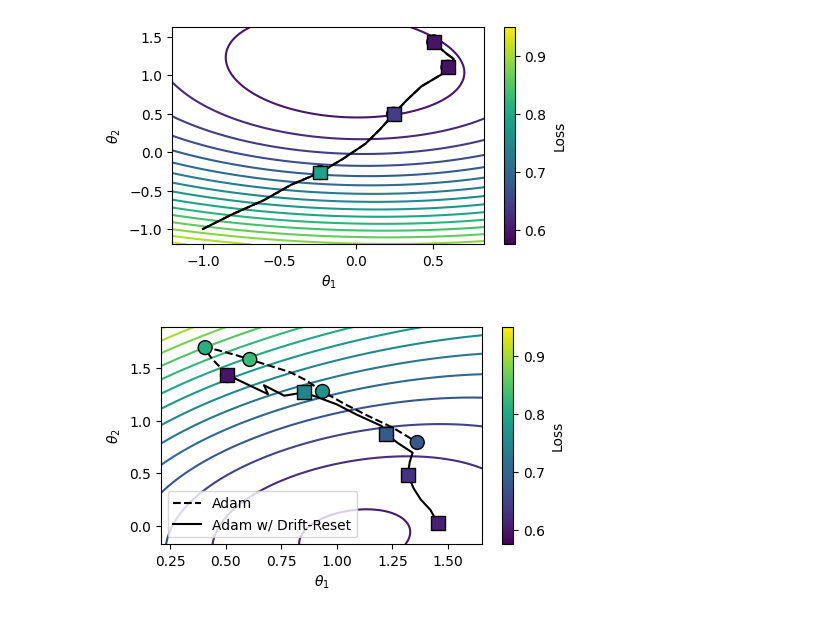
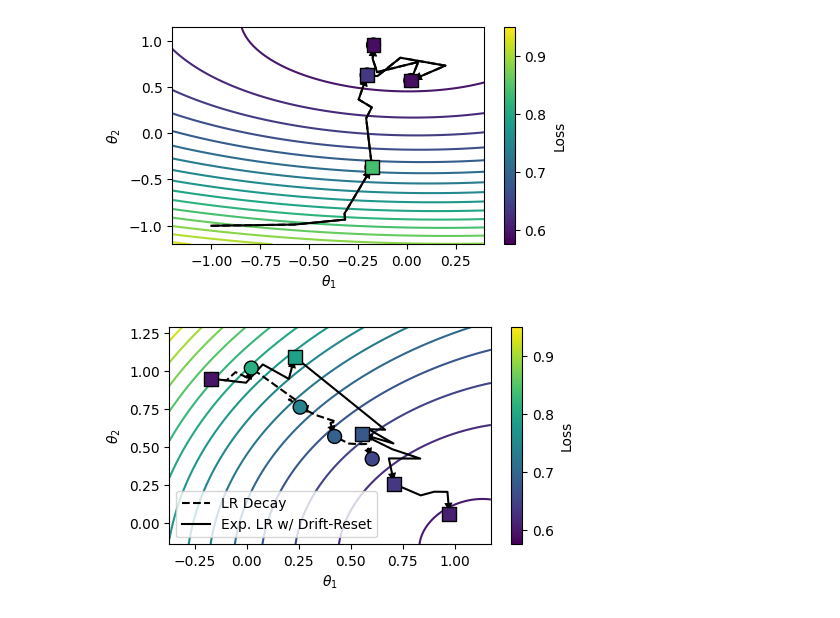
Before and after one commit to lucasczz/OLRONN, a Jupyter notebook: notebooks/sgd_trajectory.ipynb, the cells around one changed output. Saved outputs shown, nothing was run; the diff lists cells and outputs as text; code cells hidden in the pictures.

```diff
--- a/notebooks/sgd_trajectory.ipynb
+++ b/notebooks/sgd_trajectory.ipynb
@@ -147,57 +143,76 @@ plt.savefig('../pub/figures/sgd_trajectory_batch_sizes_0.5_lr.pdf')
 n_train_samples = 128
 concepts = [
     {"n_samples": 64, "column": 0, "seed": 0, "cmap": "viridis"},
-    {"n_samples": 64, "column": 1, "seed": 1, "cmap": "viridis", 'origin_marker': "s", 'origin_color': "#481467"},
+    {
+        "n_samples": 64,
+        "column": 1,
+        "seed": 1,
+        "cmap": "viridis",
+        "origin_color": "#481467",
+    },
 ]
 trajectories = [
     {
         "batch_size": 4,
         "reset_at": None,
-        "optimizer": "Adam",
-        # "gamma": 0.95,
+        "optimizer": "SGD",
+        "gamma": 0.95,
         "color": "black",
         "linestyle": "dashed",
         "marker": "o",
+        "arrow_size": 15,
+        "lr": 0.25,
         "marker_interval": 4,
-        # "lr": 0.5,
-        "label": "Adam",
+        "label": "LR Decay",
     },
+    # {
+    #     "batch_size": 4,
+    #     "reset_at": None,
+    #     "optimizer": "SGD",
+    #     "color": "dimgray",
+    #     "linestyle": "dotted",
+    #     "marker": "o",
+    #     "lr": 0.25,
+    #     "marker_interval": 4,
+    #     "label": "Fixed LR",
+    # },
     {
         "batch_size": 4,
         "reset_at": 64,
-        "optimizer": "Adam",
-        # "gamma": 0.95,
+        "optimizer": "SGD",
+        "gamma": 0.95,
         "color": "black",
         "linestyle": "solid",
         "marker": "s",
+        "lr": 0.25,
+        "arrow_size": 15,
         "marker_interval": 4,
-        # "lr": 0.5,
-        "label": "Adam w/ Drift-Reset",
+        "label": "Exp. LR w/ Drift-Reset",
     },
 ]
 fig1, ax1 = plt.subplots(figsize=(5, 3))
 fig2, ax2 = plt.subplots(figsize=(5, 3))
 ax = np.array([ax1, ax2])
 ax, contours = get_trajectory_comparison(
     concepts,
     trajectories,
     n_train_samples,
     axs=ax,
     # gridspec={"width_ratios": [1, 1.25]},
     contour_levels=15,
     # figsize=(4.5, 4),
 )
 sm = plt.cm.ScalarMappable(cmap=contours[1].cmap, norm=contours[1].norm)
 
 cbar1 = plt.colorbar(sm, ax=ax[0])
 cbar1.ax.set_ylabel("Loss")
 cbar2 = plt.colorbar(sm, ax=ax[1])
 cbar2.ax.set_ylabel("Loss")
 ax[1].legend(loc="lower left")
 fig1.tight_layout()
-fig1.savefig("../pub/figures/adam_trajectory_drift_reset1.pdf")
+fig1.savefig("../pub/figures/sgd_trajectory_drift_reset1.pdf")
 fig2.tight_layout()
-fig2.savefig("../pub/figures/adam_trajectory_drift_reset2.pdf")
+fig2.savefig("../pub/figures/sgd_trajectory_drift_reset2.pdf")
 # %% [output]
-[figure, old version]
+[figure, new version]
-[figure, old version]
+[figure, new version]
```
Also changed, not shown: parts of 6 cells of this notebook, 11 other files.
